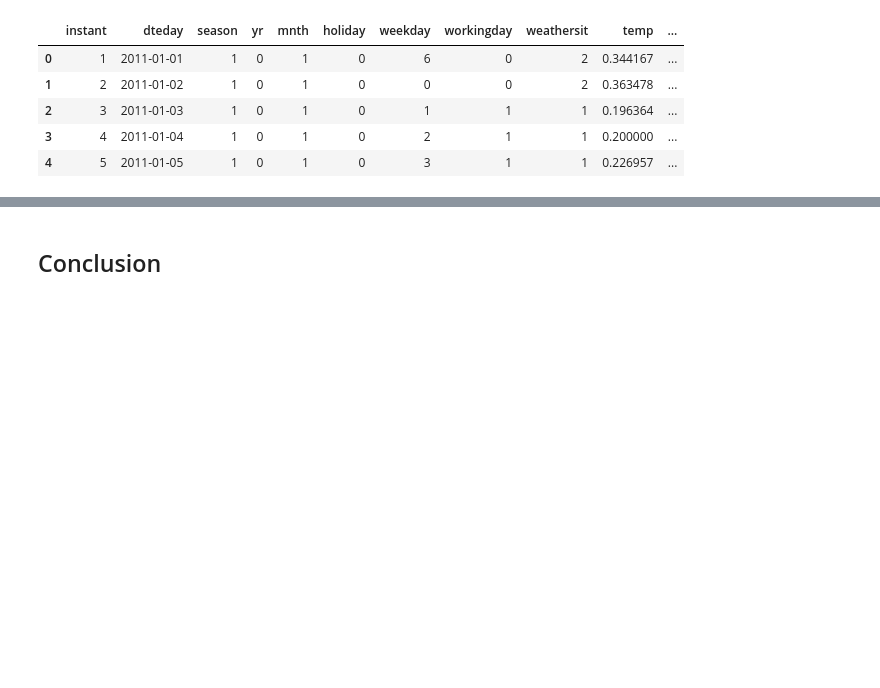
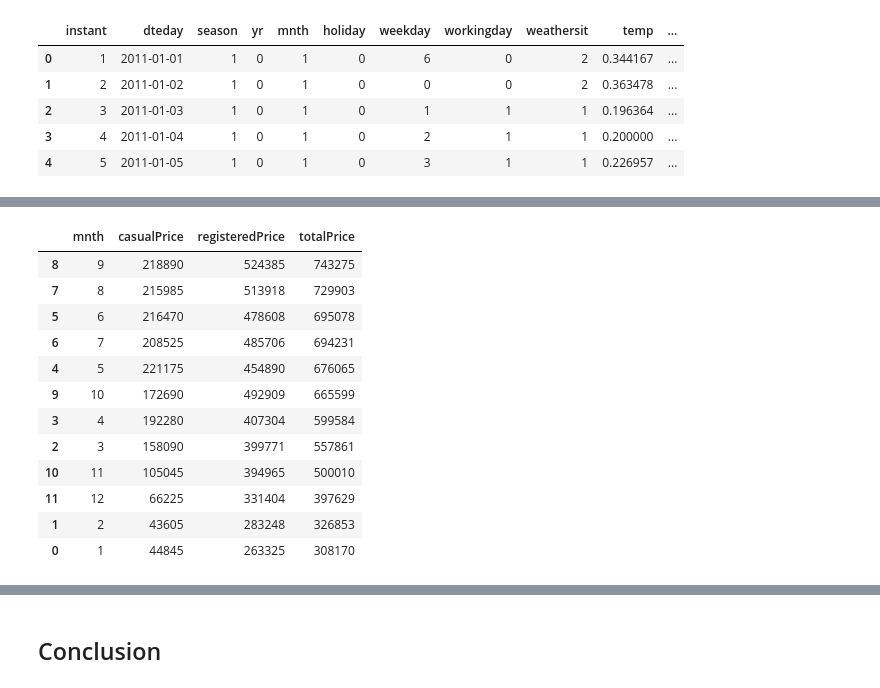
Before and after one commit to mayanggumelarr/PROYEK-ANALISIS-DATA, a Jupyter notebook: Proyek_Analisis_Data.ipynb, the cells around one changed output, grey strips where cells are left out. Saved outputs shown, nothing was run; the diff lists cells and outputs as text; code cells hidden in the pictures; blank space fills up the shorter version.

```diff
--- a/Proyek_Analisis_Data.ipynb
+++ b/Proyek_Analisis_Data.ipynb
@@ -698,0 +702,23 @@ plt.show()
+# %%
+# revenue berdasarkan bulan (tahun 2)
+reve_tahun2 = tahun2.groupby("mnth").agg({
+    'casualPrice':'sum',
+    'registeredPrice':'sum',
+    'totalPrice':'sum'
+}).reset_index()
+
+reve_tahun2.sort_values(by='totalPrice', ascending=False)
+# %% [output]
+|  | mnth | casualPrice | registeredPrice | totalPrice |
+| 8 | 9 | 218890 | 524385 | 743275 |
+| 7 | 8 | 215985 | 513918 | 729903 |
+| 5 | 6 | 216470 | 478608 | 695078 |
+| 6 | 7 | 208525 | 485706 | 694231 |
+| 4 | 5 | 221175 | 454890 | 676065 |
+| 9 | 10 | 172690 | 492909 | 665599 |
+| 3 | 4 | 192280 | 407304 | 599584 |
+| 2 | 3 | 158090 | 399771 | 557861 |
+| 10 | 11 | 105045 | 394965 | 500010 |
+| 11 | 12 | 66225 | 331404 | 397629 |
+| 1 | 2 | 43605 | 283248 | 326853 |
+| 0 | 1 | 44845 | 263325 | 308170 |
```
Also changed, not shown: parts of 7 cells of this notebook, 1 other file.
